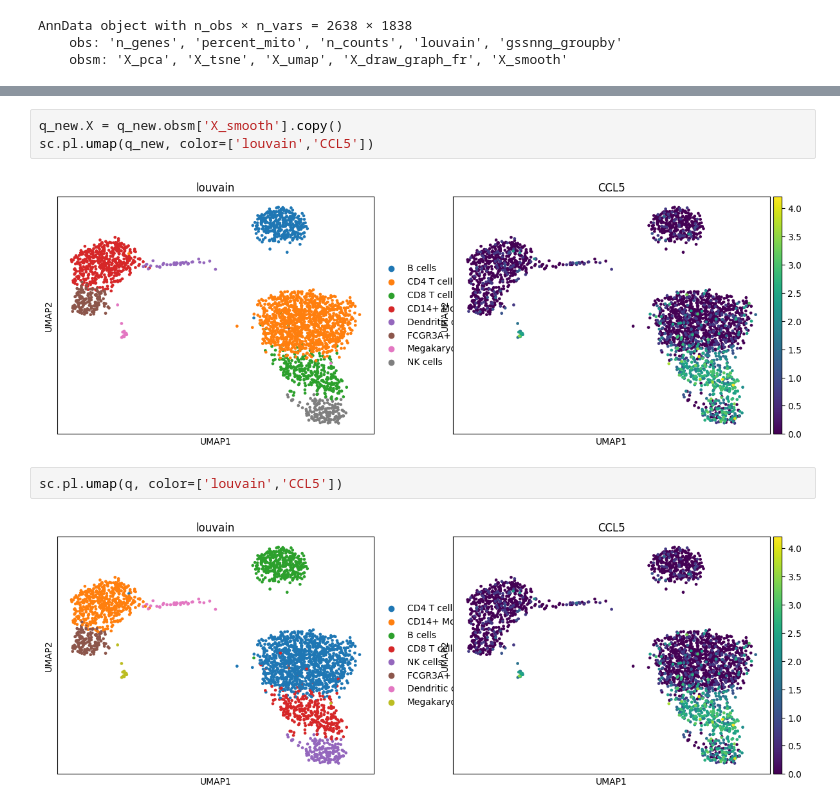
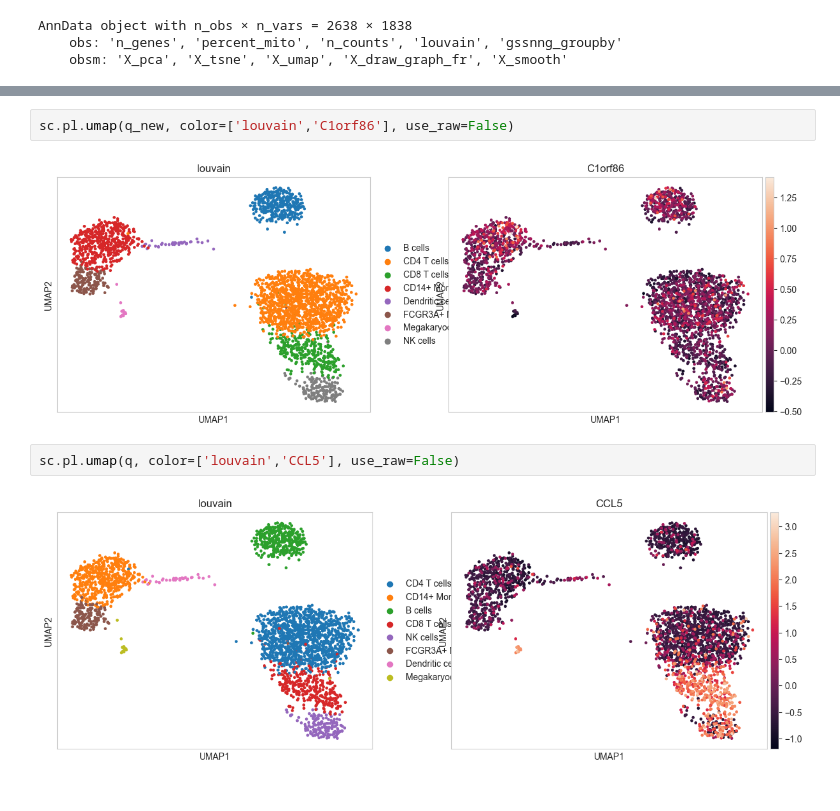
Before and after one commit to IlyaLab/gssnng, a Jupyter notebook: notebooks/gssnng_data_smoothing.ipynb, the cells around one changed output, grey strips where cells are left out. Drawn from its saved outputs; the diff is of its cells as text.

```diff
--- a/notebooks/gssnng_data_smoothing.ipynb
+++ b/notebooks/gssnng_data_smoothing.ipynb
@@ -255,9 +268,8 @@ sc.pl.umap(q_list[3][0], color=['louvain','CCL5'])
 # %%
-q_new.X = q_new.obsm['X_smooth'].copy()
-sc.pl.umap(q_new, color=['louvain','CCL5'])
+sc.pl.umap(q_new, color=['louvain','C1orf86'], use_raw=False)
 # %% [output]
-[figure, old version]
+[figure, new version]
 # %%
-sc.pl.umap(q, color=['louvain','CCL5'])
+sc.pl.umap(q, color=['louvain','CCL5'], use_raw=False)
 # %% [output]
-[figure, old version]
+[figure, new version]
```
Also changed, not shown: parts of 48 cells of this notebook, 1 other file.
